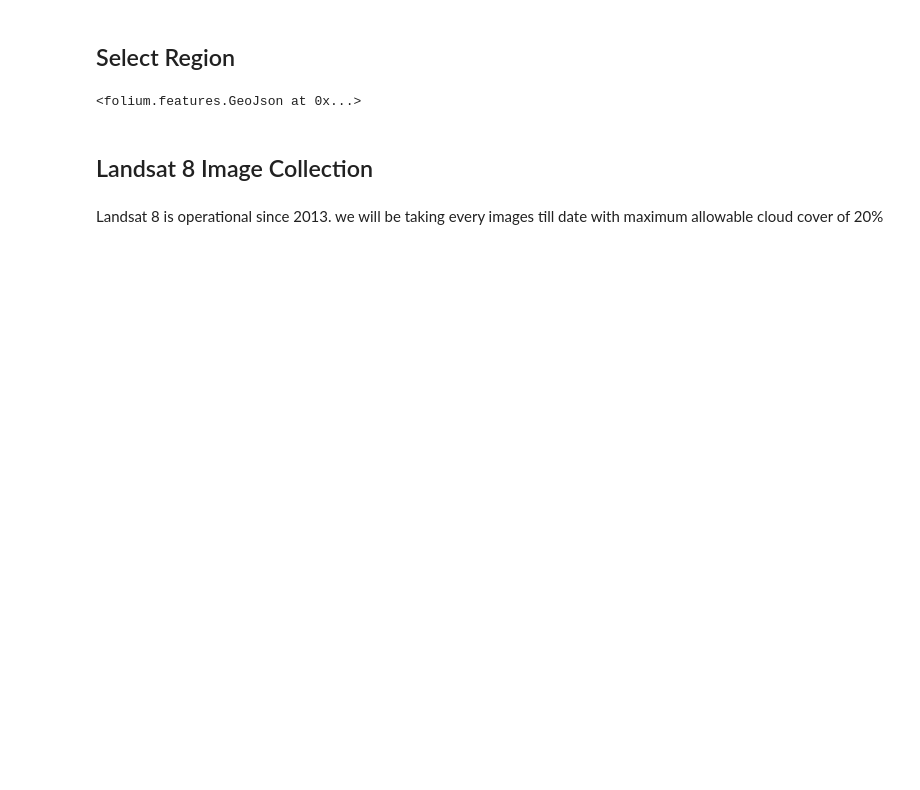
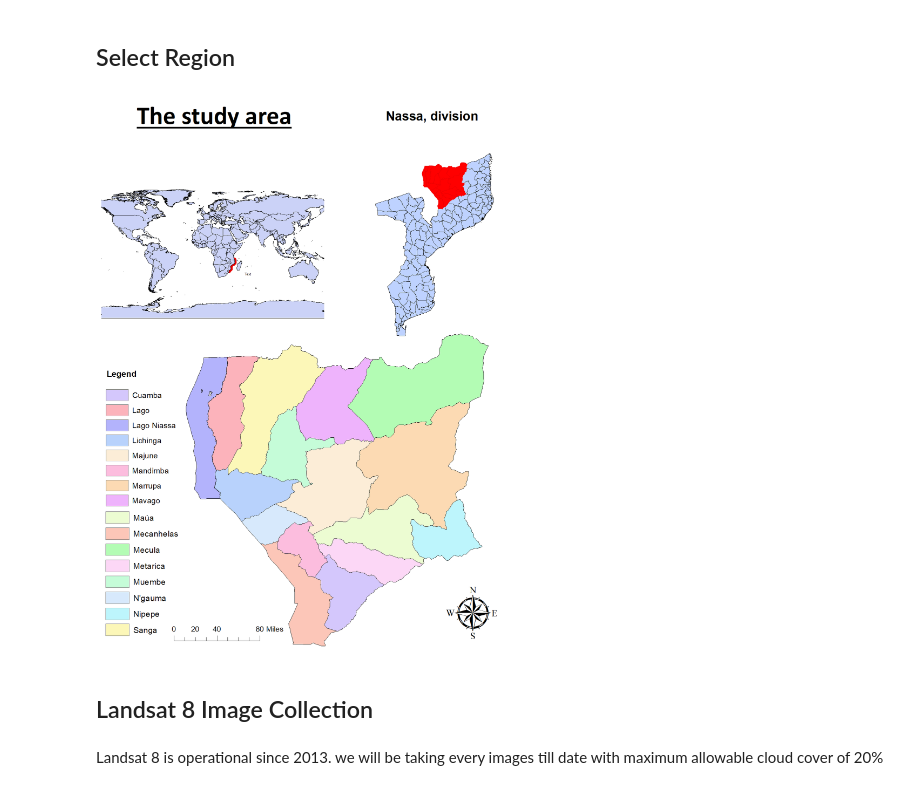
Before and after one commit to https-github-com-Engelbert107/Land_surface_classification_malawi_mozambique, a Jupyter notebook: Notebook/Time-series-NDVI.ipynb, the cells around one changed output. Cells and saved outputs as stored; diff of their text form; code cells hidden in the pictures; blank space fills up the shorter version.

```diff
--- a/Notebook/Time-series-NDVI.ipynb
+++ b/Notebook/Time-series-NDVI.ipynb
@@ -32,15 +33,19 @@ Successfully saved authorization token.
 # %% [markdown]
 ## Select Region
 # %%
-# Visualize the Area Of Interest (AOI) in the map: Zambezia
+# Visualize the Area Of Interest (AOI) in the map: Zambezia in Mozambique
 
-# zambezia_map = folium.Map(location=[-16.653909049, 36.983681369], zoom_start=6) # zambezia in Mozambique
+# zambezia_map = folium.Map(location=[-16.653909049, 36.983681369], zoom_start=6)
 # zambezia_map
-zambezia_geojson = "map_zambezia_mozambique.geojson"
-M = folium.Map([-16.653909049, 36.983681369], zoom_start=5)
-folium.GeoJson(zambezia_geojson).add_to(M)
+
+# Visualize the Area Of Interest (AOI) in the map: Niassa in Mozambique (Lago in Mozambique -12.6999972, 34.8166634)
+
+# niassa_map = folium.Map(location=[-14.800088, 36.533772], zoom_start=6)
+# niassa_map
-# %% [output]
-<folium.features.GeoJson at 0x...>
+# %%
+Image(filename='Nassa-png.png')
+# %% [output]
+[figure, added]
 # %% [markdown]
 ## Landsat 8 Image Collection
 # %% [markdown]
```
Also changed, not shown: parts of 29 cells of this notebook.
